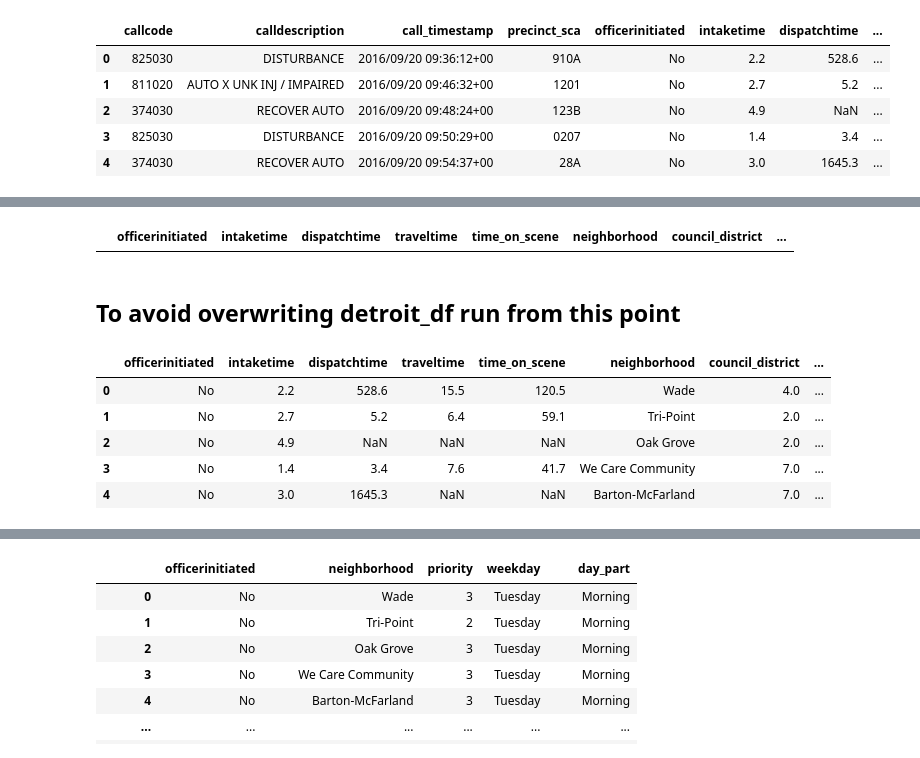
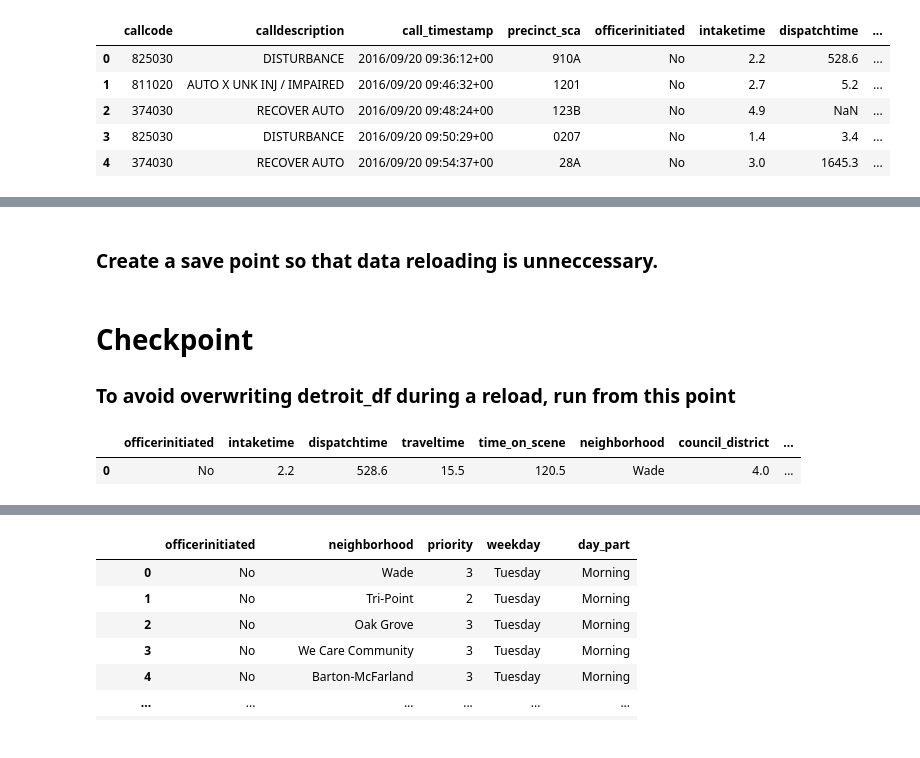
Before and after one commit to jedc4xer/model_assessment, a Jupyter notebook: xgb_improved.ipynb, the cells around one changed output, grey strips where cells are left out. Saved outputs shown, nothing was run; the diff lists cells and outputs as text; code cells hidden in the pictures.

```diff
--- a/xgb_improved.ipynb
+++ b/xgb_improved.ipynb
@@ -19,7 +32,9 @@ from sklearn.model_selection import GridSearchCV
 # %%
-path1 = 'https://gen10datafund2202.blob.core.windows.net/jedscontainer/911_Calls_For_Service.csv'
-path2 = 'https://opendata.arcgis.com/api/v3/datasets/4f49eb825f564efa9a23cd103c4ba13b_0/downloads/data?format=csv&spatialRefId=4326'
+blob_path = 'https://gen10datafund2202.blob.core.windows.net/jedscontainer/911_Calls_For_Service.csv'
+source_path = 'https://opendata.arcgis.com/api/v3/datasets/4f49eb825f564efa9a23cd103c4ba13b_0/downloads/data?format=csv&spatialRefId=4326'
+
 start = time.perf_counter()
-detroit_911 = pd.read_csv(path1, thousands = ",")#, nrows = 100000)
+detroit_911 = pd.read_csv(blob_path, thousands = ",")#, nrows = 100000)
 print(time.perf_counter() - start)
+pls()
 # %% [output]
@@ -152,20 +215,15 @@ detroit_df
-# %%
-detroit_df[(detroit_df[detroit_df.columns[7]] == ' ')]
-# %% [output]
-|  | officerinitiated | intaketime | dispatchtime | traveltime | time_on_scene | neighborhood | council_district | ... |
+# %% [markdown]
+### Create a save point so that data reloading is unneccessary.
 # %%
 backup_detroit = detroit_df.copy()
 # %% [markdown]
-## To avoid overwriting detroit_df run from this point
+# Checkpoint
+### To avoid overwriting detroit_df during a reload, run from this point
 # %%
-backup_detroit.head()
+backup_detroit.head(1)
 # %% [output]
 |  | officerinitiated | intaketime | dispatchtime | traveltime | time_on_scene | neighborhood | council_district | ... |
 | 0 | No | 2.2 | 528.6 | 15.5 | 120.5 | Wade | 4.0 | ... |
-| 1 | No | 2.7 | 5.2 | 6.4 | 59.1 | Tri-Point | 2.0 | ... |
-| 2 | No | 4.9 | NaN | NaN | NaN | Oak Grove | 2.0 | ... |
-| 3 | No | 1.4 | 3.4 | 7.6 | 41.7 | We Care Community | 7.0 | ... |
-| 4 | No | 3.0 | 1645.3 | NaN | NaN | Barton-McFarland | 7.0 | ... |
 # %%
 detroit_df = backup_detroit.copy()
 # %%
```
Also changed, not shown: parts of 38 cells of this notebook, 8 other files.
